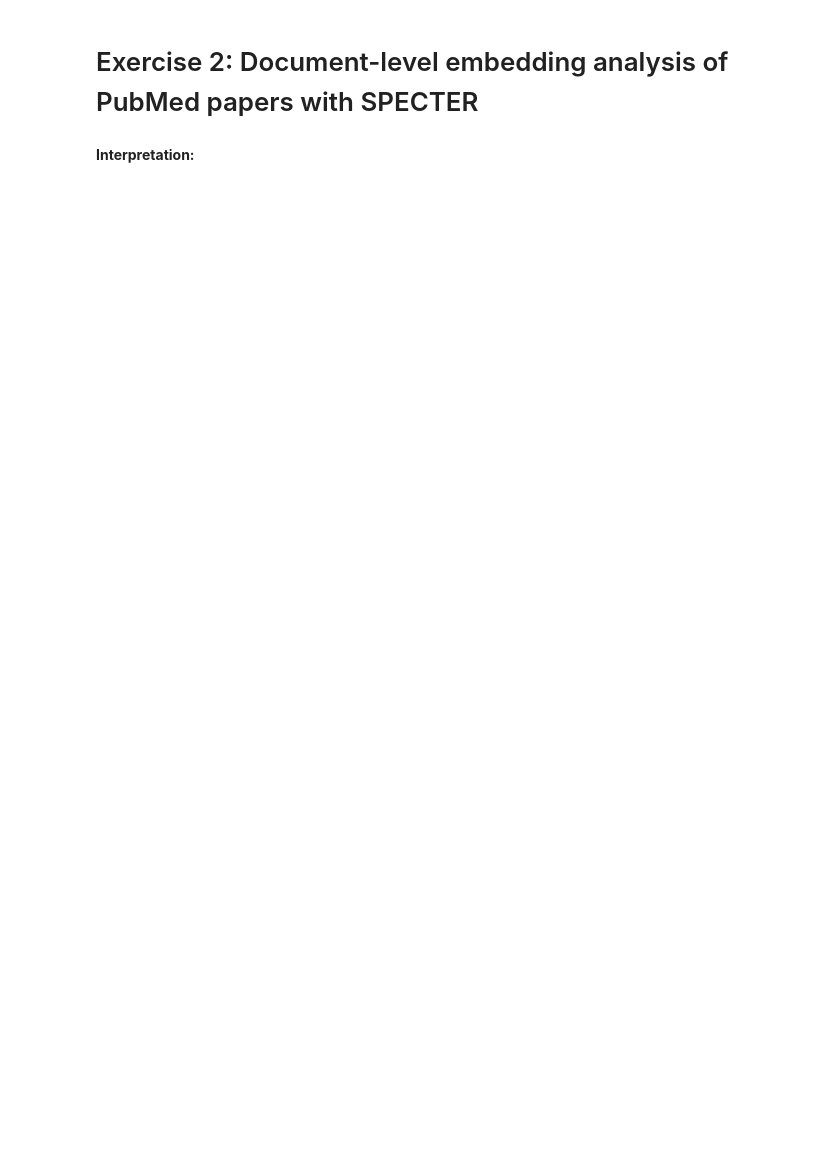
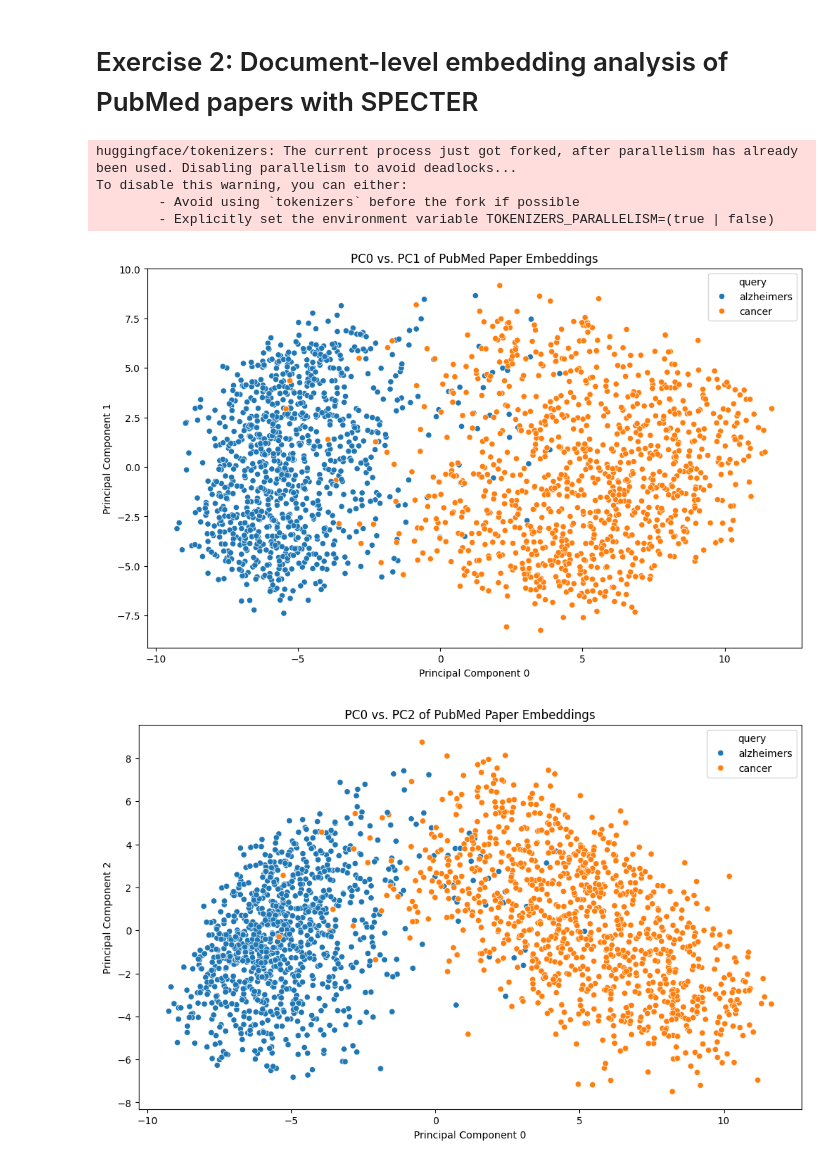
Before and after one commit to kevinwjin/cbb634, a Jupyter notebook: pset_3/exercise_2.ipynb, the cells around one changed output. Drawn from its saved outputs; the diff is of its cells as text; code cells hidden in the pictures; blank space fills up the shorter version.

```diff
--- a/pset_3/exercise_2.ipynb
+++ b/pset_3/exercise_2.ipynb
@@ -14,28 +14,34 @@ with open("papers_dict.json") as f:
     papers = json.load(f)
 # %%
 # Process papers to find SPECTER embeddings
-import tqdm
+from tqdm import tqdm
 
-# we can use a persistent dictionary (via shelve) so we can stop and restart if needed
-# alternatively, do the same but with embeddings starting as an empty dictionary
+# Convert papers dictionary into embeddings dictionary
 embeddings = {}
-for pmid, paper in tqdm.tqdm(papers.items()):
-    data = [paper["ArticleTitle"] + tokenizer.sep_token + get_abstract(paper)]
+for pmid, paper in tqdm(papers.items()):
+    data = [paper["ArticleTitle"] + tokenizer.sep_token + paper["AbstractText"]]
     inputs = tokenizer(
         data, padding=True, truncation=True, return_tensors="pt", max_length=512
     )
     result = model(**inputs)
-    # take the first token in the batch as the embedding
+    # Take the first token in the batch as the embedding
     embeddings[pmid] = result.last_hidden_state[:, 0, :].detach().numpy()[0]
 
-# turn our dictionary into a list
+# Turn the dictionary into a list
 embeddings = [embeddings[pmid] for pmid in papers.keys()]
 # %%
 # Identify the first three principal components of the paper embeddings
 from sklearn import decomposition
+import pandas as pd
+
 pca = decomposition.PCA(n_components=3)
 embeddings_pca = pd.DataFrame(
     pca.fit_transform(embeddings),
     columns=['PC0', 'PC1', 'PC2']
 )
 embeddings_pca["query"] = [paper["query"] for paper in papers.values()]
+# %% [output]
+huggingface/tokenizers: The current process just got forked, after parallelism has already been used. Disabling parallelism to avoid deadlocks...
+To disable this warning, you can either:
+        - Avoid using `tokenizers` before the fork if possible
+        - Explicitly set the environment variable TOKENIZERS_PARALLELISM=(true | false)
@@ -44,2 +48,31 @@ embeddings_pca["query"] = [paper["query"] for paper in papers.values()]
-# %% [markdown]
-**Interpretation:**
+# %%
+# Plot 2-D scatter plots for PC0 vs PC1, PC0 vs PC2, PC1 vs PC2, color-coded by search query
+import seaborn as sns
+import matplotlib.pyplot as plt
+
+# PC0 vs PC1
+plt.figure(figsize=(12,7))
+sns.scatterplot(data = embeddings_pca, x = "PC0", y = "PC1", hue = "query")
+plt.title("PC0 vs. PC1 of PubMed Paper Embeddings")
+plt.xlabel("Principal Component 0")
+plt.ylabel("Principal Component 1")
+plt.show()
+
+# PC0 vs PC2
+plt.figure(figsize=(12,7))
+sns.scatterplot(data = embeddings_pca, x = "PC0", y = "PC2", hue = "query")
+plt.title("PC0 vs. PC2 of PubMed Paper Embeddings")
+plt.xlabel("Principal Component 0")
+plt.ylabel("Principal Component 2")
+plt.show()
+
+# PC1 vs PC2
+plt.figure(figsize=(12,7))
+sns.scatterplot(data = embeddings_pca, x = "PC1", y = "PC2", hue = "query")
+plt.title("PC1 vs. PC2 of PubMed Paper Embeddings")
+plt.xlabel("Principal Component 1")
+plt.ylabel("Principal Component 2")
+plt.show()
+# %% [output]
+[figure, added]
+[figure, added]
```
Also changed, not shown: parts of 3 cells of this notebook.
